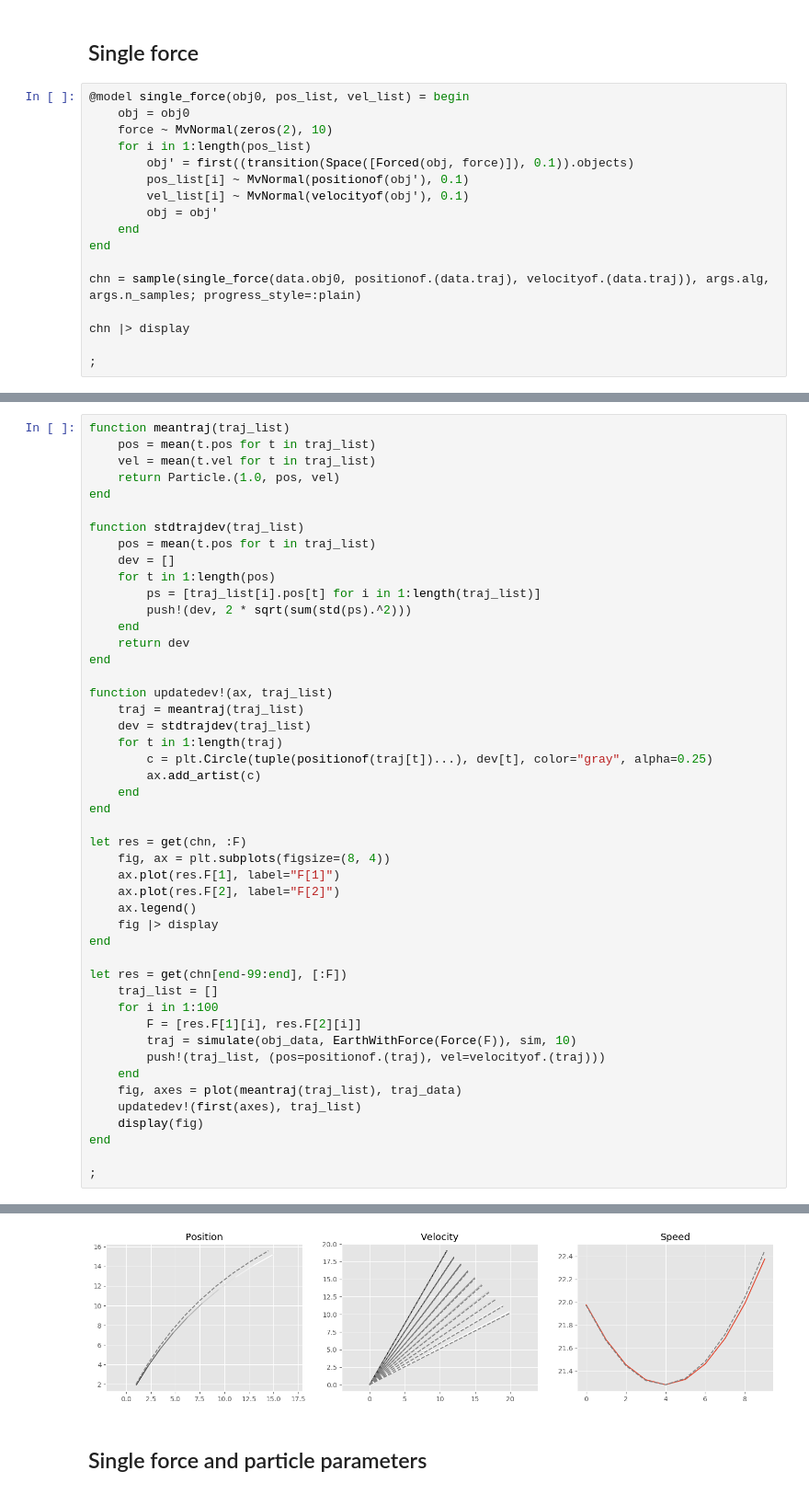
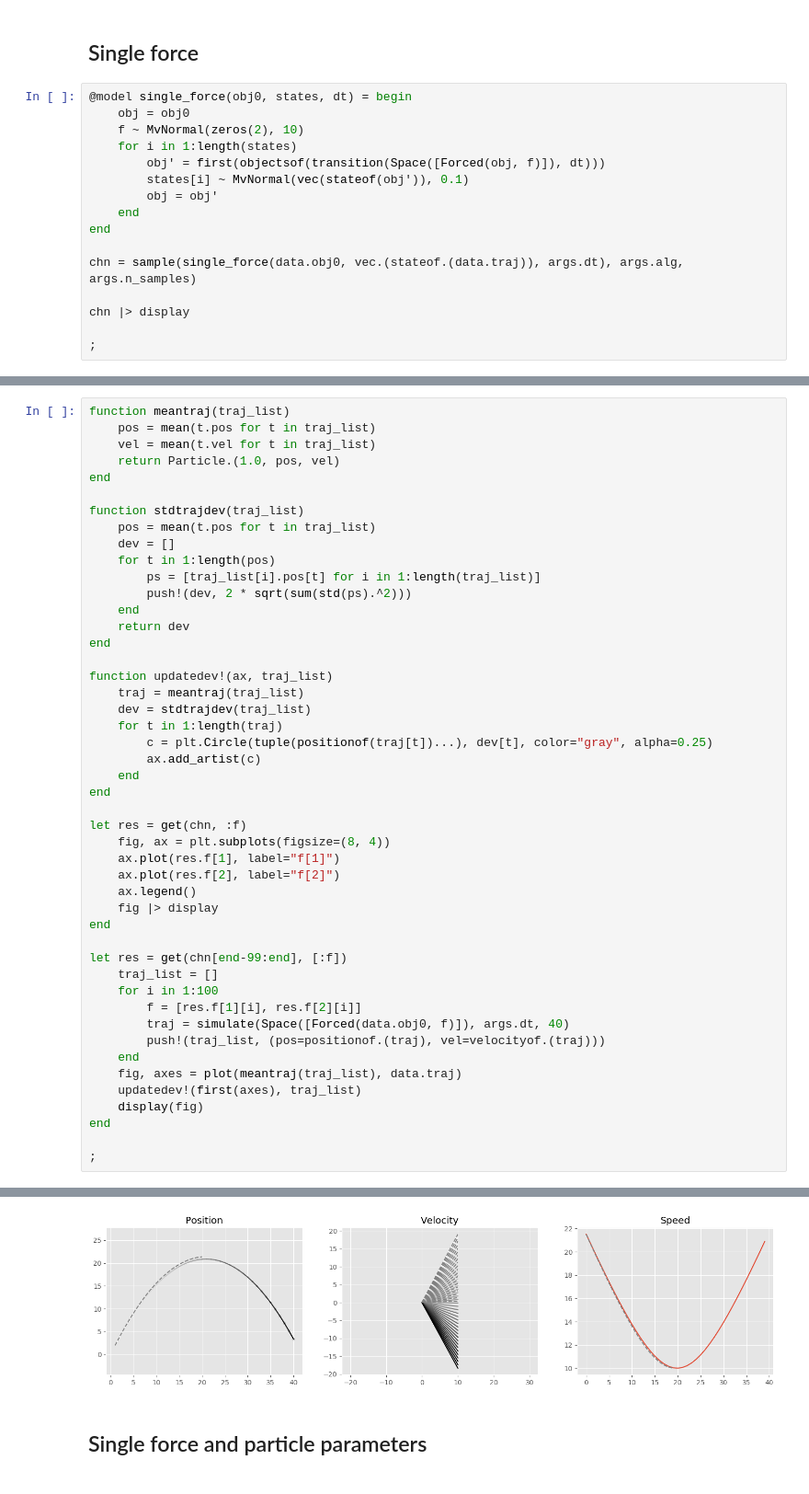
Before and after one commit to yding5/bnp2, a Jupyter notebook: notebooks/force-mcmc.ipynb, the cells around one changed output, grey strips where cells are left out. Shown at 92% size. Cells and saved outputs as stored; diff of their text form.

```diff
--- a/notebooks/force-mcmc.ipynb
+++ b/notebooks/force-mcmc.ipynb
@@ -34,18 +30,17 @@ HTML{String}("<video width=\"500\" height=\"500\" controls autoplay loop>\n  <so
 # %% [markdown]
 ## Single force
 # %%
-@model single_force(obj0, pos_list, vel_list) = begin
+@model single_force(obj0, states, dt) = begin
     obj = obj0
-    force ~ MvNormal(zeros(2), 10)
-    for i in 1:length(pos_list)
-        obj′ = first((transition(Space([Forced(obj, force)]), 0.1)).objects)
-        pos_list[i] ~ MvNormal(positionof(obj′), 0.1)
-        vel_list[i] ~ MvNormal(velocityof(obj′), 0.1)
+    f ~ MvNormal(zeros(2), 10)
+    for i in 1:length(states)
+        obj′ = first(objectsof(transition(Space([Forced(obj, f)]), dt)))
+        states[i] ~ MvNormal(vec(stateof(obj′)), 0.1)
         obj = obj′
     end
 end
 
-chn = sample(single_force(data.obj0, positionof.(data.traj), velocityof.(data.traj)), args.alg, args.n_samples; progress_style=:plain)
+chn = sample(single_force(data.obj0, vec.(stateof.(data.traj)), args.dt), args.alg, args.n_samples)
 
 chn |> display
 
@@ -97,22 +92,22 @@ function updatedev!(ax, traj_list)
     end
 end
 
-let res = get(chn, :F)
+let res = get(chn, :f)
     fig, ax = plt.subplots(figsize=(8, 4))
-    ax.plot(res.F[1], label="F[1]")
-    ax.plot(res.F[2], label="F[2]")
+    ax.plot(res.f[1], label="f[1]")
+    ax.plot(res.f[2], label="f[2]")
     ax.legend()
     fig |> display
 end
 
-let res = get(chn[end-99:end], [:F])
+let res = get(chn[end-99:end], [:f])
     traj_list = []
     for i in 1:100
-        F = [res.F[1][i], res.F[2][i]]
-        traj = simulate(obj_data, EarthWithForce(Force(F)), sim, 10)
+        f = [res.f[1][i], res.f[2][i]]
+        traj = simulate(Space([Forced(data.obj0, f)]), args.dt, 40)
         push!(traj_list, (pos=positionof.(traj), vel=velocityof.(traj)))
     end
-    fig, axes = plot(meantraj(traj_list), traj_data)
+    fig, axes = plot(meantraj(traj_list), data.traj)
     updatedev!(first(axes), traj_list)
     display(fig)
 end
@@ -123,4 +118,4 @@ end
-[figure, old version]
+[figure, new version]
 # %% [markdown]
 ## Single force and particle parameters
 # %%
```
Also changed, not shown: parts of 3 cells of this notebook, 5 other files.
